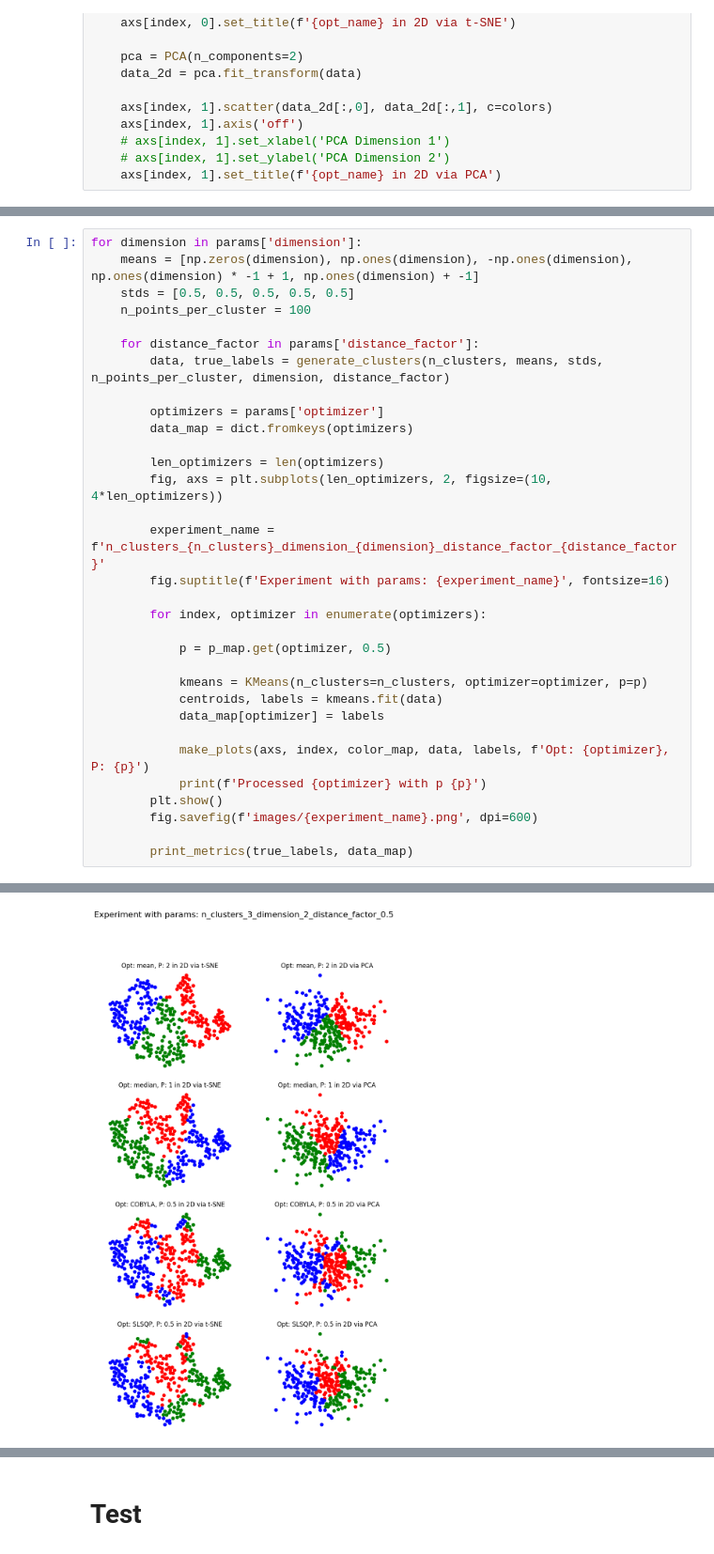
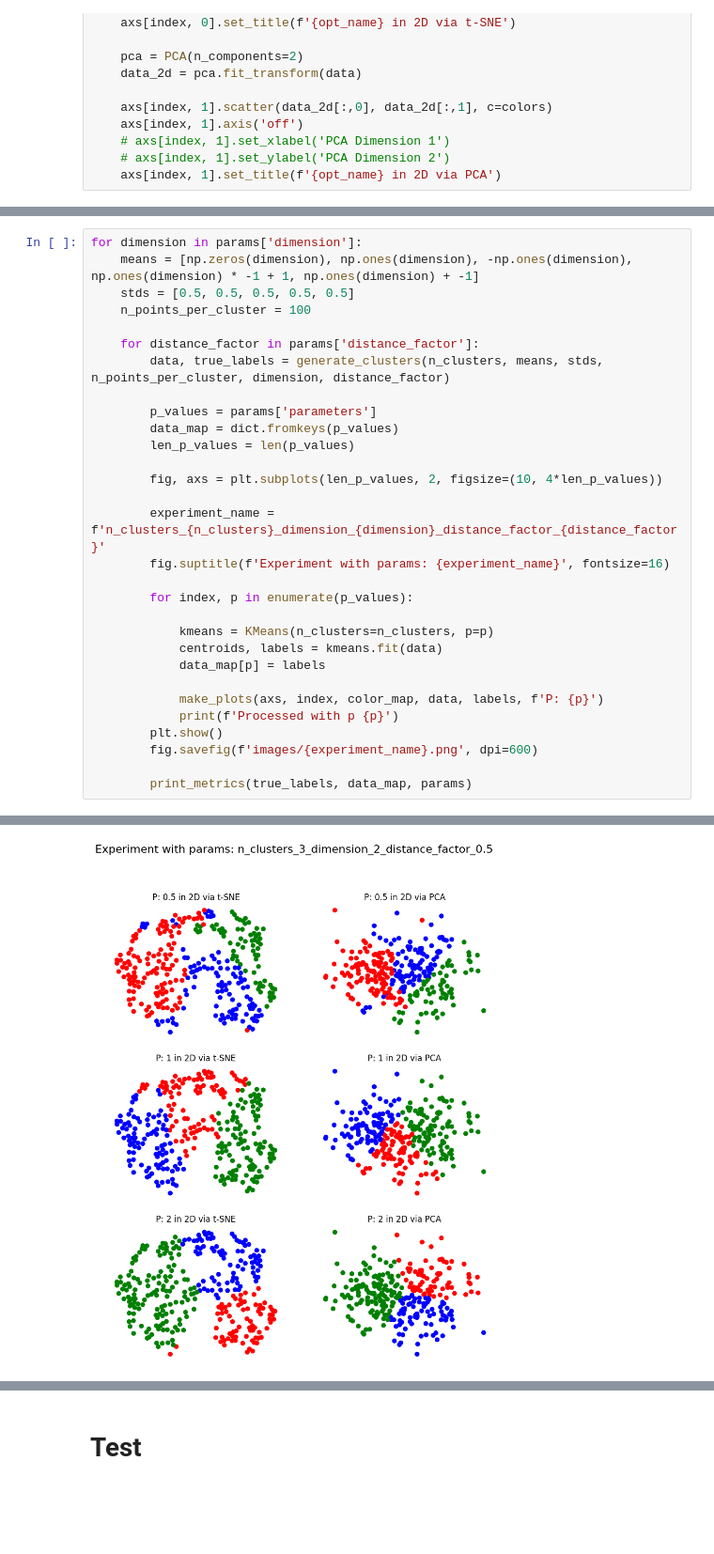
Before and after one commit to alexgiving/LKMeans, a Jupyter notebook: notebook-transformer.ipynb, the cells around one changed output, grey strips where cells are left out. Shown at 94% size. Cells and saved outputs as stored; diff of their text form; blank space fills up the shorter version.

Commit message:
new fully controlled cluster generator

```diff
--- a/notebook-transformer.ipynb
+++ b/notebook-transformer.ipynb
@@ -155,27 +219,25 @@ for dimension in params['dimension']:
     for distance_factor in params['distance_factor']:
         data, true_labels = generate_clusters(n_clusters, means, stds, n_points_per_cluster, dimension, distance_factor)
 
-        optimizers = params['optimizer']
-        data_map = dict.fromkeys(optimizers)
+        p_values = params['parameters']
+        data_map = dict.fromkeys(p_values)
+        len_p_values = len(p_values)
 
-        len_optimizers = len(optimizers)
-        fig, axs = plt.subplots(len_optimizers, 2, figsize=(10, 4*len_optimizers))
+        fig, axs = plt.subplots(len_p_values, 2, figsize=(10, 4*len_p_values))
 
         experiment_name = f'n_clusters_{n_clusters}_dimension_{dimension}_distance_factor_{distance_factor}'
         fig.suptitle(f'Experiment with params: {experiment_name}', fontsize=16)
 
-        for index, optimizer in enumerate(optimizers):
+        for index, p in enumerate(p_values):
 
-            p = p_map.get(optimizer, 0.5)
+            kmeans = KMeans(n_clusters=n_clusters, p=p)
+            centroids, labels = kmeans.fit(data)
+            data_map[p] = labels
 
-            kmeans = KMeans(n_clusters=n_clusters, optimizer=optimizer, p=p)
-            centroids, labels = kmeans.fit(data)
-            data_map[optimizer] = labels
-
-            make_plots(axs, index, color_map, data, labels, f'Opt: {optimizer}, P: {p}')
-            print(f'Processed {optimizer} with p {p}')
+            make_plots(axs, index, color_map, data, labels, f'P: {p}')
+            print(f'Processed with p {p}')
         plt.show()
         fig.savefig(f'images/{experiment_name}.png', dpi=600)
 
-        print_metrics(true_labels, data_map)
+        print_metrics(true_labels, data_map, params)
 # %% [output]
@@ -186 +247 @@ Processed SLSQP with p 0.5
-[figure, old version]
+[figure, new version]
```
Also changed, not shown: parts of 6 cells of this notebook.
